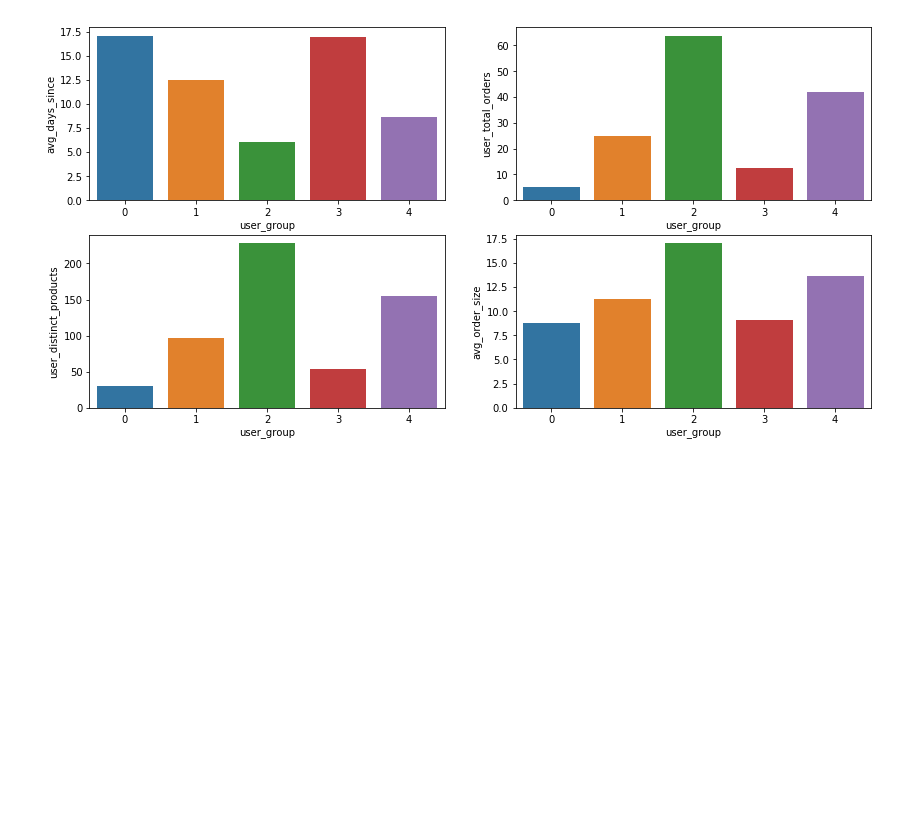
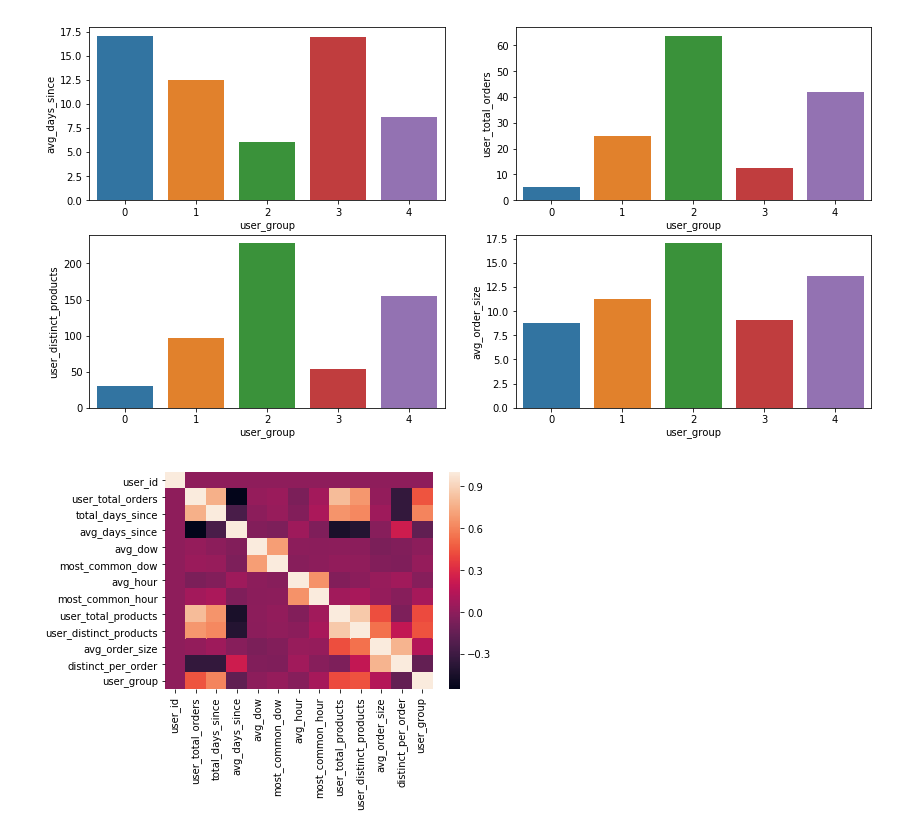
Before and after one commit to valfehr/Instacart, a Jupyter notebook: Untitled.ipynb, the cells around one changed output. Cells and saved outputs as stored; diff of their text form; code cells hidden in the pictures; blank space fills up the shorter version.

```diff
--- a/Untitled.ipynb
+++ b/Untitled.ipynb
@@ -336,3 +317,7 @@ g = sns.barplot(x=user_features.groupby('user_group').mean().avg_order_size.inde
                 y=user_features.groupby('user_group').mean().avg_order_size);
 # %% [output]
 [figure]
+# %%
+sns.heatmap(user_features.corr());
+# %% [output]
+[figure, added]
```
Also changed, not shown: parts of 66 cells of this notebook.
